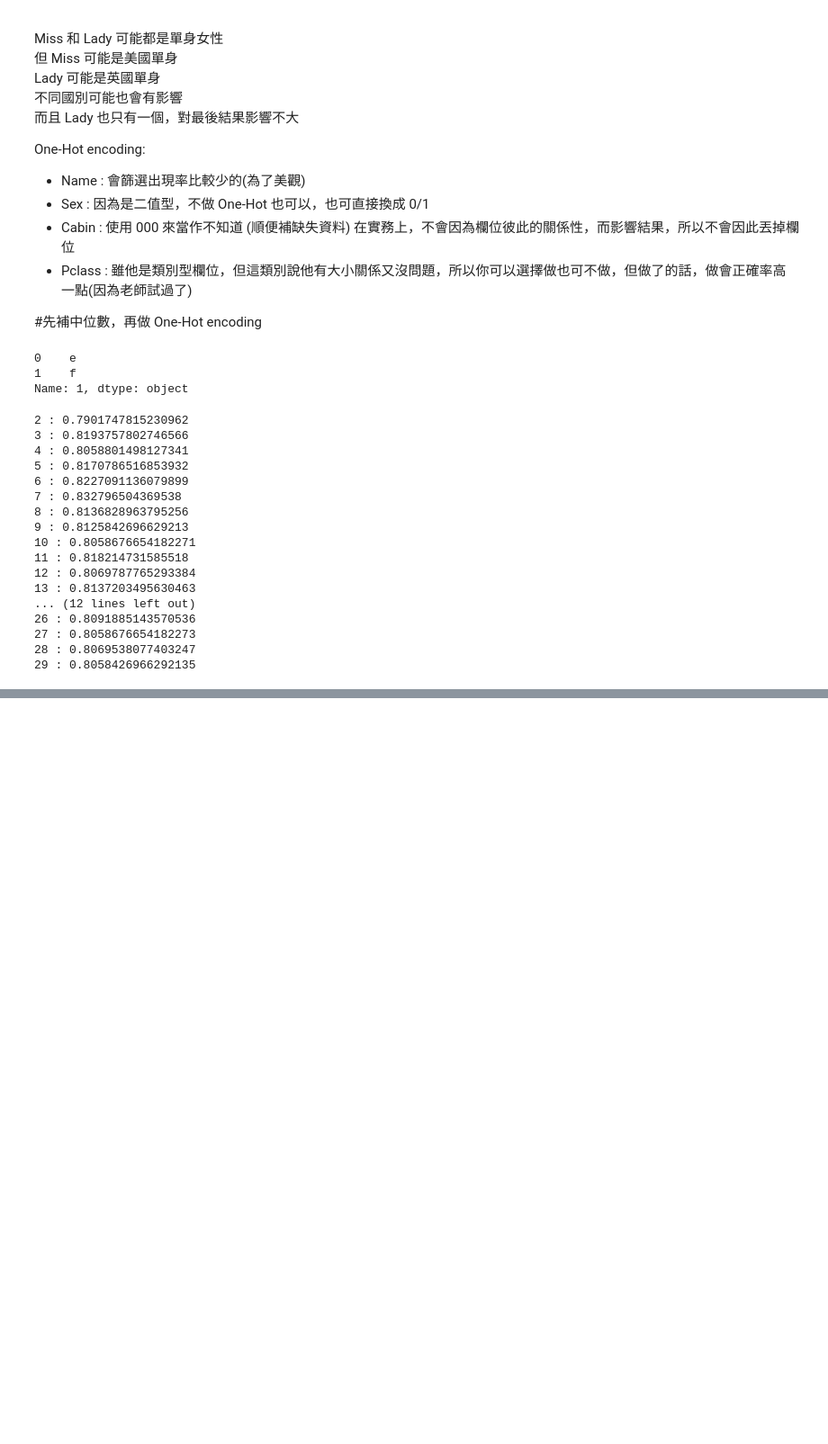
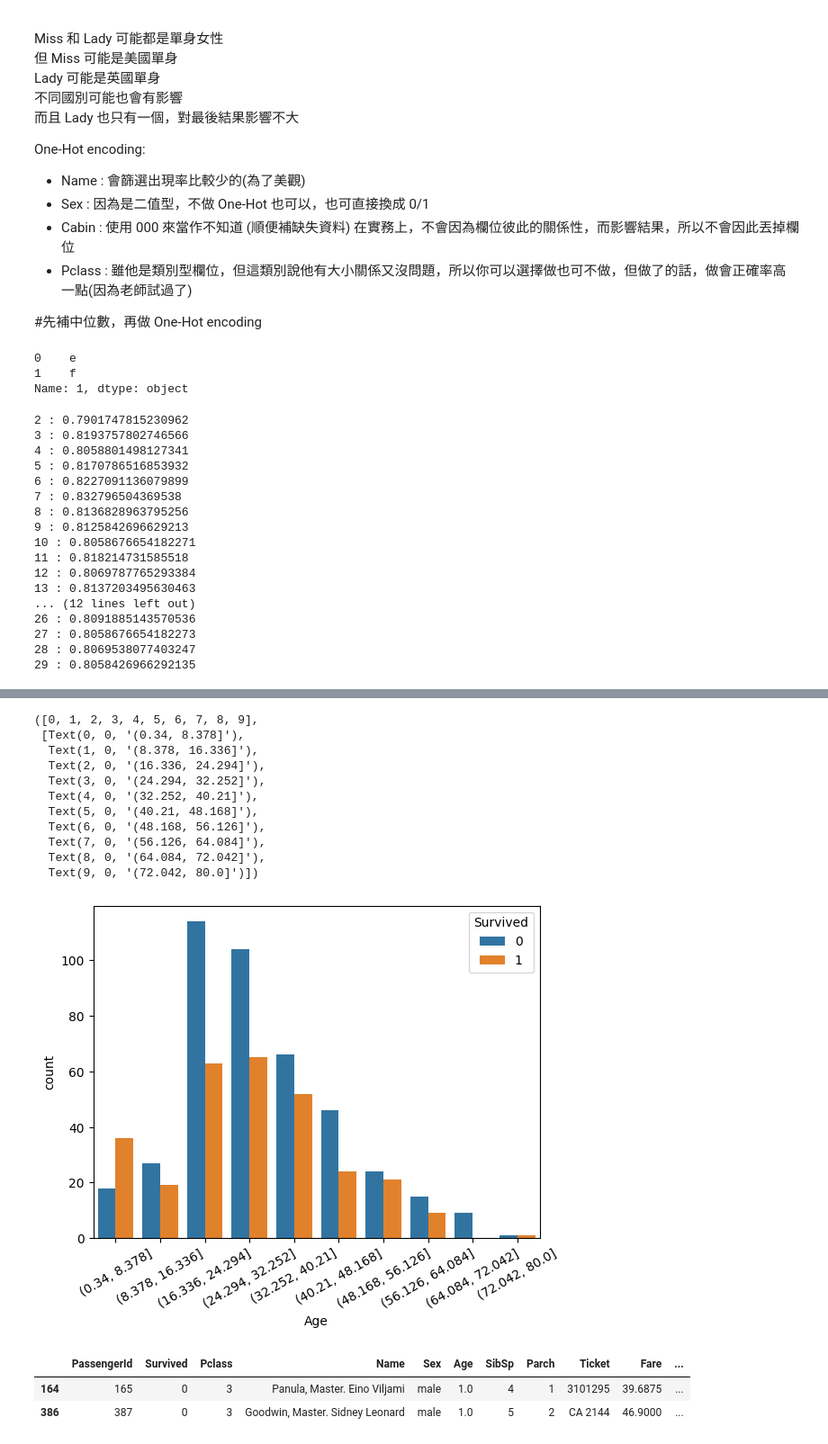
Before and after one commit to dorahs71/ml-course, a Jupyter notebook: titanic.ipynb, the cells around one changed output, grey strips where cells are left out. Shown at 90% size. Cells and saved outputs as stored; diff of their text form; code cells hidden in the pictures; blank space fills up the shorter version.

```diff
--- a/titanic.ipynb
+++ b/titanic.ipynb
@@ -333,0 +469,24 @@ result.to_csv("titanic_knn.csv", encoding ="utf-8", index=False)
+# %%
+c = pd.cut(train["Age"], bins=10) #切出年齡區間
+sns.countplot(x=c, hue=train["Survived"])
+plt.xticks(rotation=30)
+# %% [output]
+([0, 1, 2, 3, 4, 5, 6, 7, 8, 9],
+ [Text(0, 0, '(0.34, 8.378]'),
+  Text(1, 0, '(8.378, 16.336]'),
+  Text(2, 0, '(16.336, 24.294]'),
+  Text(3, 0, '(24.294, 32.252]'),
+  Text(4, 0, '(32.252, 40.21]'),
+  Text(5, 0, '(40.21, 48.168]'),
+  Text(6, 0, '(48.168, 56.126]'),
+  Text(7, 0, '(56.126, 64.084]'),
+  Text(8, 0, '(64.084, 72.042]'),
+  Text(9, 0, '(72.042, 80.0]')])
+[figure, added]
+# %%
+fil = (train["Age"] <=1) & (train["Survived"] == 0)
+train[fil]
+# %% [output]
+|  | PassengerId | Survived | Pclass | Name | Sex | Age | SibSp | Parch | Ticket | Fare | ... |
+| 164 | 165 | 0 | 3 | Panula, Master. Eino Viljami | male | 1.0 | 4 | 1 | 3101295 | 39.6875 | ... |
+| 386 | 387 | 0 | 3 | Goodwin, Master. Sidney Leonard | male | 1.0 | 5 | 2 | CA 2144 | 46.9000 | ... |
```
Also changed, not shown: parts of 10 cells of this notebook.
